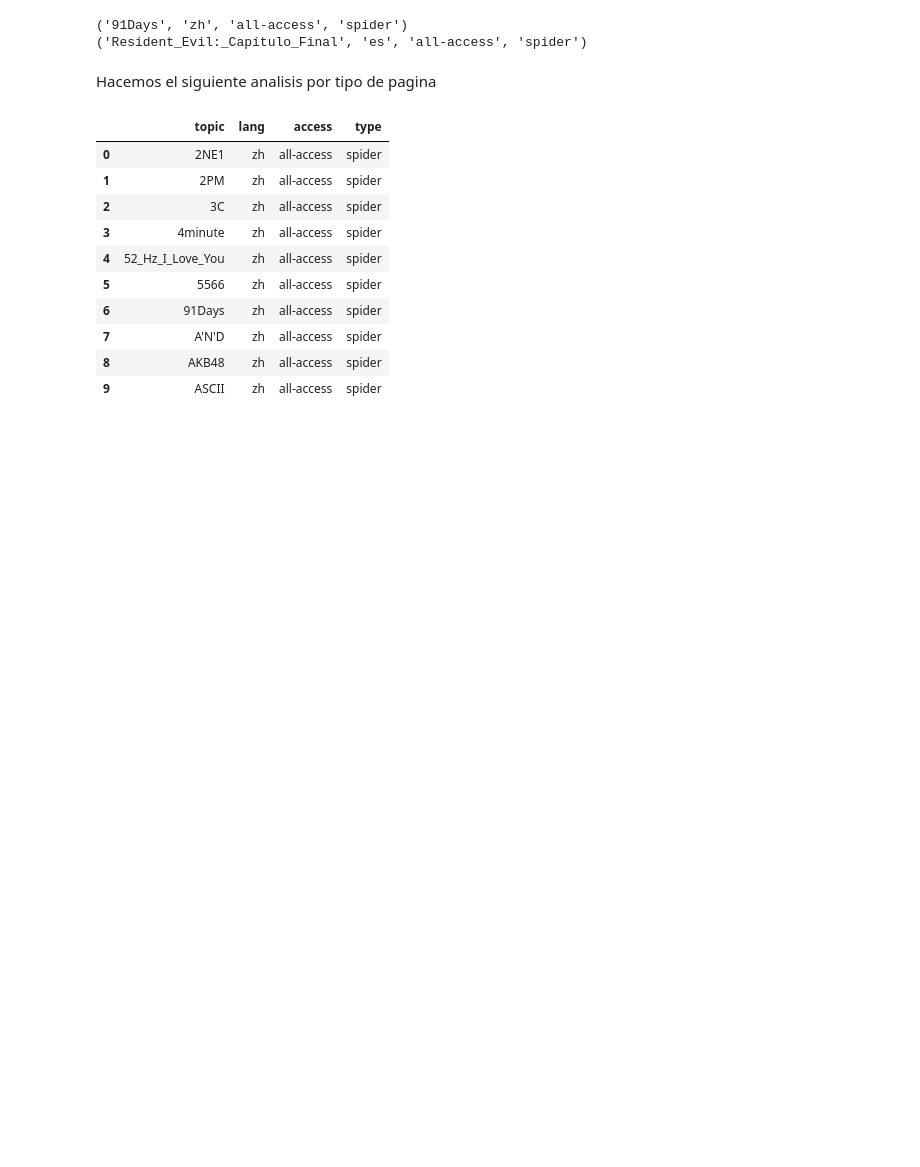
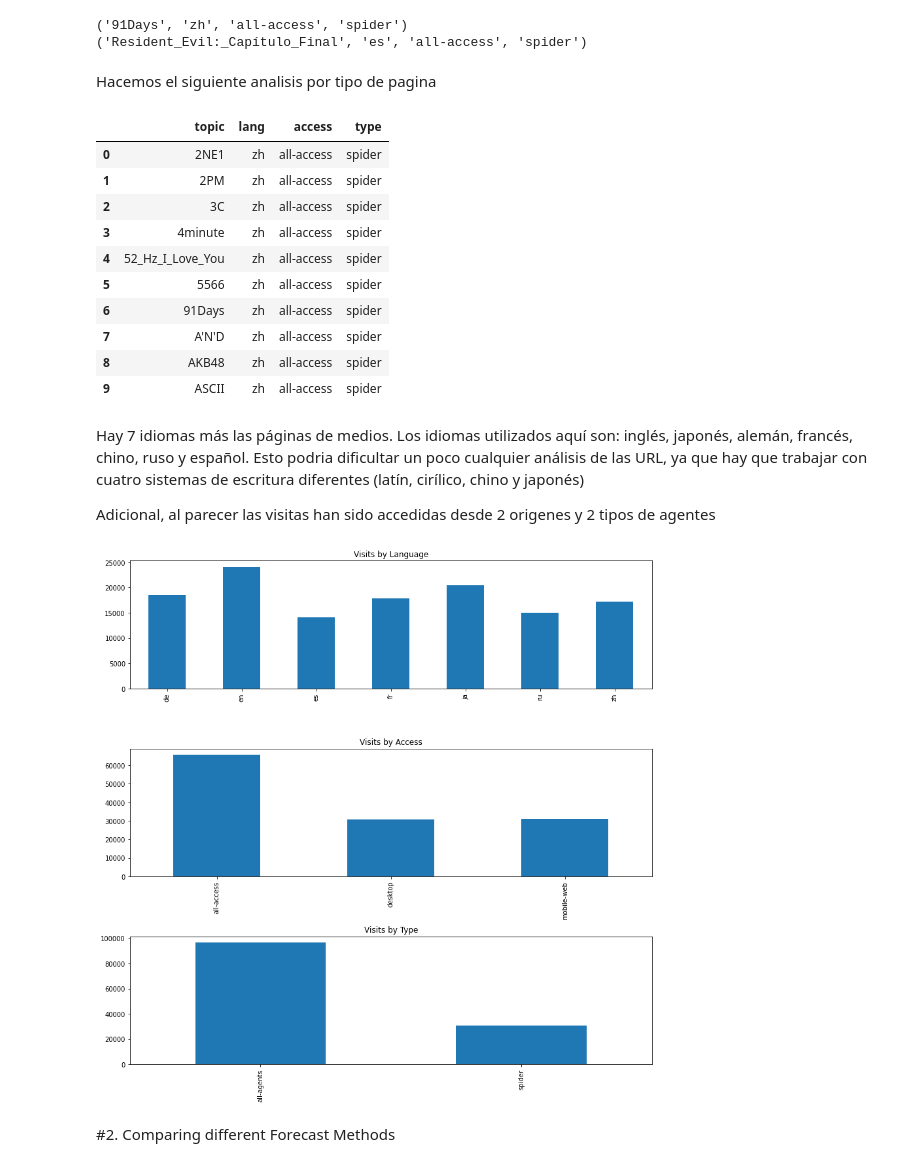
Before and after one commit to valentinaechavarria/-web-traffic-forecasting-project, a Jupyter notebook: 1_entregaFinal.ipynb, the cells around one changed output. Drawn from its saved outputs; the diff is of its cells as text; code cells hidden in the pictures; blank space fills up the shorter version.

```diff
--- a/1_entregaFinal.ipynb
+++ b/1_entregaFinal.ipynb
@@ -230,3 +234,24 @@ page_attributes[0:10]
 | 7 | A'N'D | zh | all-access | spider |
 | 8 | AKB48 | zh | all-access | spider |
 | 9 | ASCII | zh | all-access | spider |
+# %% [markdown]
+Hay 7 idiomas más las páginas de medios. Los idiomas utilizados aquí son: inglés, japonés, alemán, francés, chino, ruso y español. Esto podria dificultar un poco cualquier análisis de las URL, ya que hay que trabajar con cuatro sistemas de escritura diferentes (latín, cirílico, chino y japonés)
+
+Adicional, al parecer las visitas han sido accedidas desde 2 origenes y 2 tipos de agentes
+# %%
+fig, axs  = plt.subplots(3,1,figsize=(12,12))
+
+page_attributes["lang"].value_counts().sort_index().plot.bar(ax=axs[0])
+axs[0].set_title('Visits by Language')
+
+page_attributes["access"].value_counts().sort_index().plot.bar(ax=axs[1])
+axs[1].set_title('Visits by Access')
+
+page_attributes["type"].value_counts().sort_index().plot.bar(ax=axs[2])
+axs[2].set_title('Visits by Type')
+
+plt.tight_layout()
+# %% [output]
+[figure, added]
+# %% [markdown]
+#2. Comparing different Forecast Methods
```
Also changed, not shown: parts of 27 cells of this notebook.
